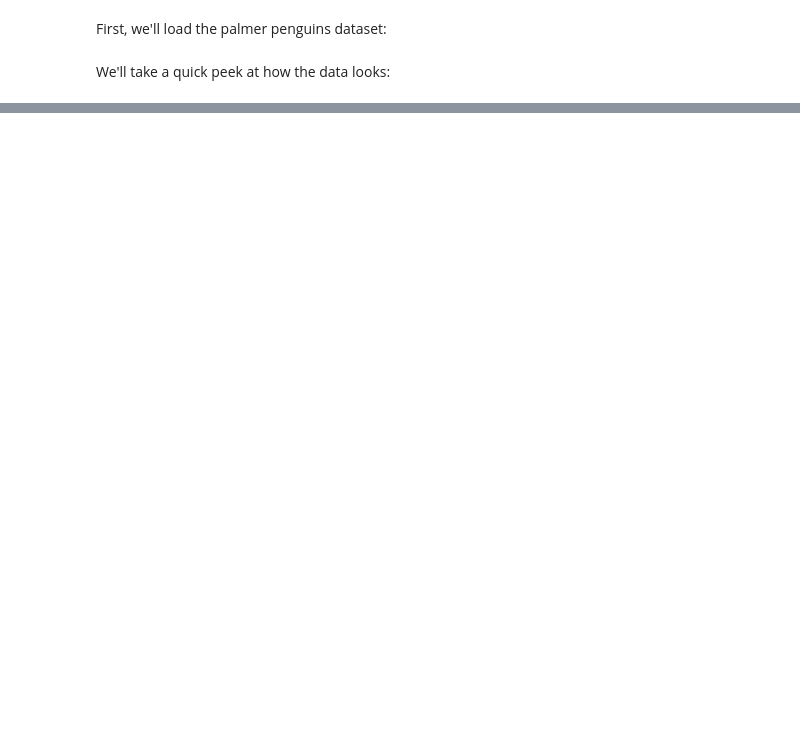
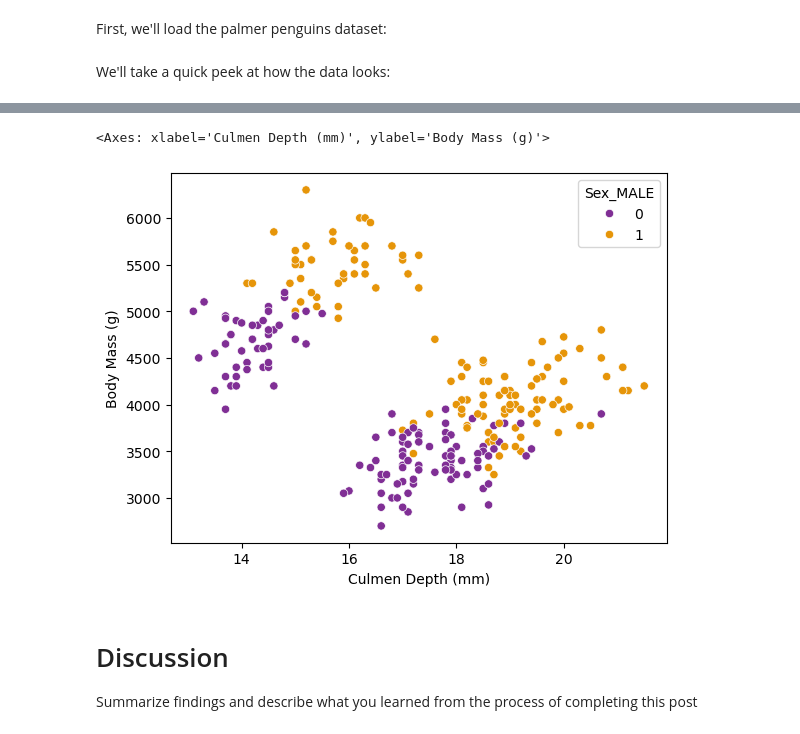
Before and after one commit to charliemoore00/charliemoore00.github.io, a Jupyter notebook: posts/penguins-blog-post/index.ipynb, the cells around one changed output, grey strips where cells are left out. Saved outputs shown, nothing was run; the diff lists cells and outputs as text; code cells hidden in the pictures; blank space fills up the shorter version.

```diff
--- a/posts/penguins-blog-post/index.ipynb
+++ b/posts/penguins-blog-post/index.ipynb
@@ -97,0 +108,9 @@ To explore the data, 2 displayed figures and 1 displayed summary table:
+# %%
+sns.scatterplot(X_train, x="Culmen Depth (mm)", y="Body Mass (g)", hue="Sex_MALE", palette="CMRmap")
+# %% [output]
+<Axes: xlabel='Culmen Depth (mm)', ylabel='Body Mass (g)'>
+[figure, added]
+# %% [markdown]
+# Discussion
+
+Summarize findings and describe what you learned from the process of completing this post
```
Also changed, not shown: parts of 29 cells of this notebook, 4 other files.
